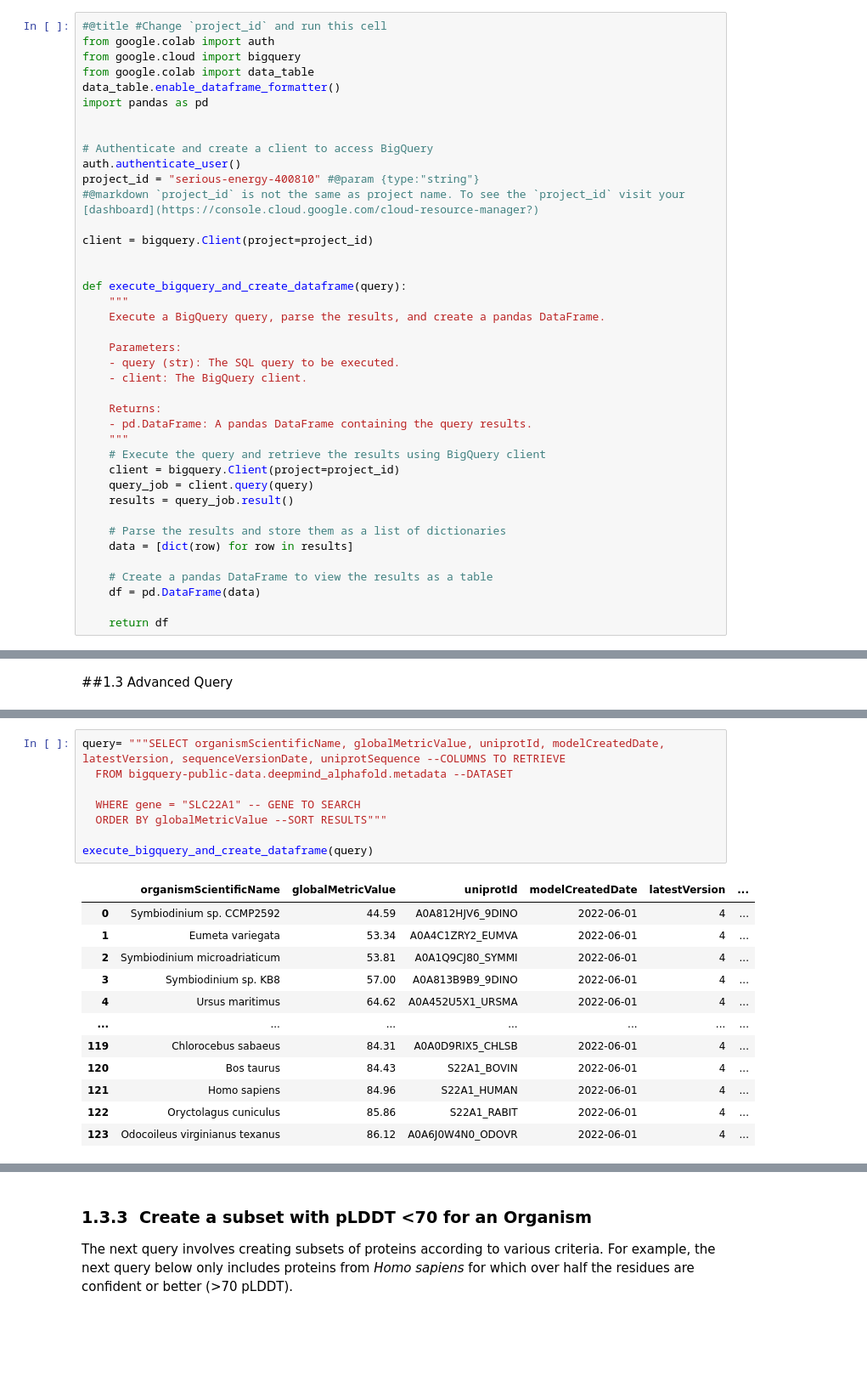
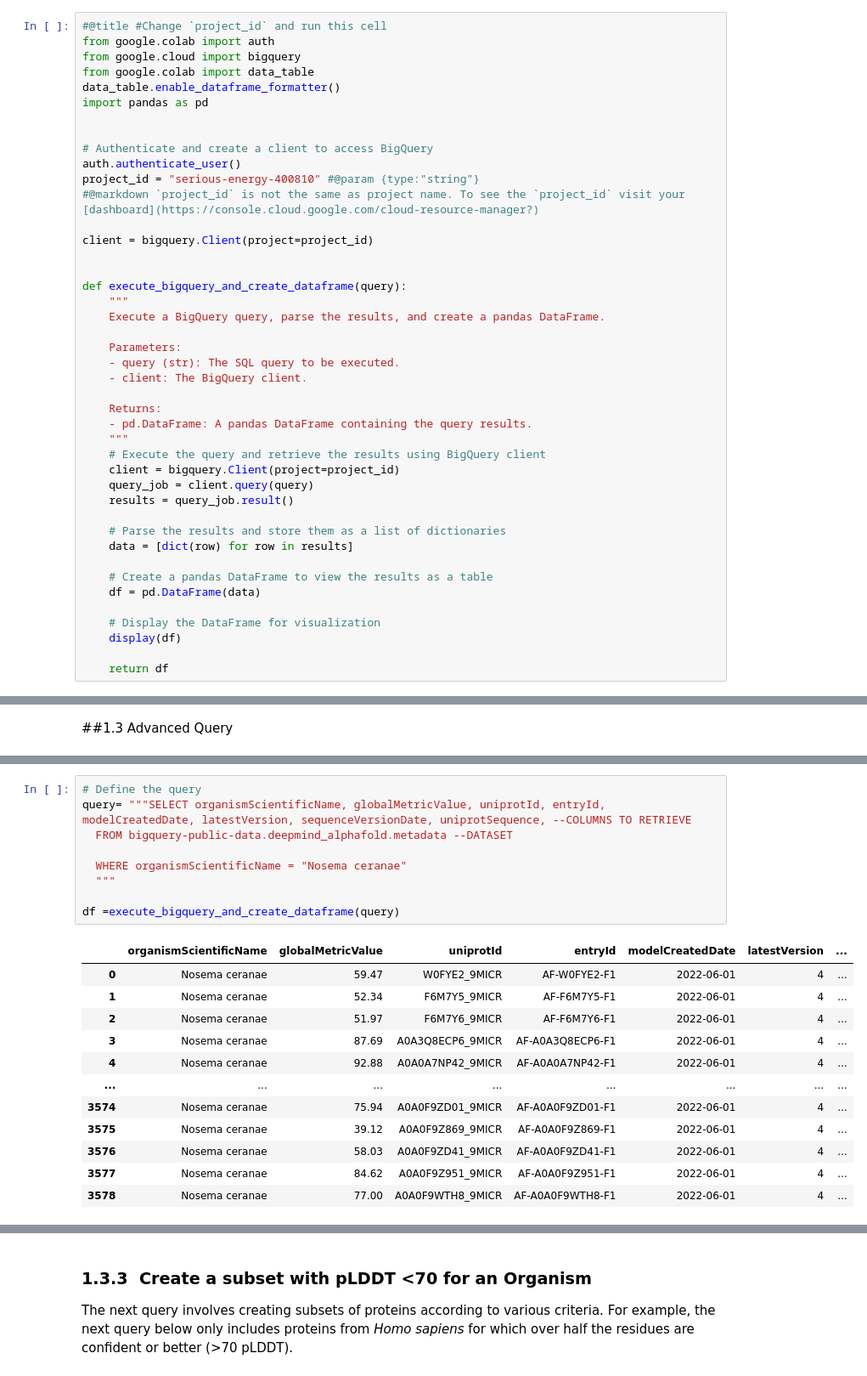
Before and after one commit to paulynamagana/AFDB_notebooks, a Jupyter notebook: AFDB_BigQuery.ipynb, the cells around one changed output, grey strips where cells are left out. Shown at 85% size. Drawn from its saved outputs; the diff is of its cells as text; blank space fills up the shorter version.

```diff
--- a/AFDB_BigQuery.ipynb
+++ b/AFDB_BigQuery.ipynb
@@ -84,6 +84,9 @@ def execute_bigquery_and_create_dataframe(query):
     # Create a pandas DataFrame to view the results as a table
     df = pd.DataFrame(data)
 
+    # Display the DataFrame for visualization
+    display(df)
+
     return df
 # %% [markdown]
 ## 1.1.&nbsp;  Data Types
@@ -225,23 +272,24 @@ In this case we're retrieving only the information from the next columns:
 
 You can modify the query accordingly, look for the comment `-- COLUMNS TO RETRIEVE`
 # %%
-query= """SELECT organismScientificName, globalMetricValue, uniprotId, modelCreatedDate, latestVersion, sequenceVersionDate, uniprotSequence --COLUMNS TO RETRIEVE
+# Define the query
+query= """SELECT organismScientificName, globalMetricValue, uniprotId, entryId, modelCreatedDate, latestVersion, sequenceVersionDate, uniprotSequence, --COLUMNS TO RETRIEVE
   FROM bigquery-public-data.deepmind_alphafold.metadata --DATASET
 
-  WHERE gene = "SLC22A1" -- GENE TO SEARCH
-  ORDER BY globalMetricValue --SORT RESULTS"""
+  WHERE organismScientificName = "Nosema ceranae"
+  """
 
-execute_bigquery_and_create_dataframe(query)
+df =execute_bigquery_and_create_dataframe(query)
 # %% [output]
-|  | organismScientificName | globalMetricValue | uniprotId | modelCreatedDate | latestVersion | ... |
-| 0 | Symbiodinium sp. CCMP2592 | 44.59 | A0A812HJV6_9DINO | 2022-06-01 | 4 | ... |
-| 1 | Eumeta variegata | 53.34 | A0A4C1ZRY2_EUMVA | 2022-06-01 | 4 | ... |
-| 2 | Symbiodinium microadriaticum | 53.81 | A0A1Q9CJ80_SYMMI | 2022-06-01 | 4 | ... |
-| 3 | Symbiodinium sp. KB8 | 57.00 | A0A813B9B9_9DINO | 2022-06-01 | 4 | ... |
-| 4 | Ursus maritimus | 64.62 | A0A452U5X1_URSMA | 2022-06-01 | 4 | ... |
-| ... | ... | ... | ... | ... | ... | ... |
-| 119 | Chlorocebus sabaeus | 84.31 | A0A0D9RIX5_CHLSB | 2022-06-01 | 4 | ... |
-| 120 | Bos taurus | 84.43 | S22A1_BOVIN | 2022-06-01 | 4 | ... |
-| 121 | Homo sapiens | 84.96 | S22A1_HUMAN | 2022-06-01 | 4 | ... |
-| 122 | Oryctolagus cuniculus | 85.86 | S22A1_RABIT | 2022-06-01 | 4 | ... |
-| 123 | Odocoileus virginianus texanus | 86.12 | A0A6J0W4N0_ODOVR | 2022-06-01 | 4 | ... |
+|  | organismScientificName | globalMetricValue | uniprotId | entryId | modelCreatedDate | latestVersion | ... |
+| 0 | Nosema ceranae | 59.47 | W0FYE2_9MICR | AF-W0FYE2-F1 | 2022-06-01 | 4 | ... |
+| 1 | Nosema ceranae | 52.34 | F6M7Y5_9MICR | AF-F6M7Y5-F1 | 2022-06-01 | 4 | ... |
+| 2 | Nosema ceranae | 51.97 | F6M7Y6_9MICR | AF-F6M7Y6-F1 | 2022-06-01 | 4 | ... |
+| 3 | Nosema ceranae | 87.69 | A0A3Q8ECP6_9MICR | AF-A0A3Q8ECP6-F1 | 2022-06-01 | 4 | ... |
+| 4 | Nosema ceranae | 92.88 | A0A0A7NP42_9MICR | AF-A0A0A7NP42-F1 | 2022-06-01 | 4 | ... |
+| ... | ... | ... | ... | ... | ... | ... | ... |
+| 3574 | Nosema ceranae | 75.94 | A0A0F9ZD01_9MICR | AF-A0A0F9ZD01-F1 | 2022-06-01 | 4 | ... |
+| 3575 | Nosema ceranae | 39.12 | A0A0F9Z869_9MICR | AF-A0A0F9Z869-F1 | 2022-06-01 | 4 | ... |
+| 3576 | Nosema ceranae | 58.03 | A0A0F9ZD41_9MICR | AF-A0A0F9ZD41-F1 | 2022-06-01 | 4 | ... |
+| 3577 | Nosema ceranae | 84.62 | A0A0F9Z951_9MICR | AF-A0A0F9Z951-F1 | 2022-06-01 | 4 | ... |
+| 3578 | Nosema ceranae | 77.00 | A0A0F9WTH8_9MICR | AF-A0A0F9WTH8-F1 | 2022-06-01 | 4 | ... |
```
Also changed, not shown: parts of 11 cells of this notebook.
